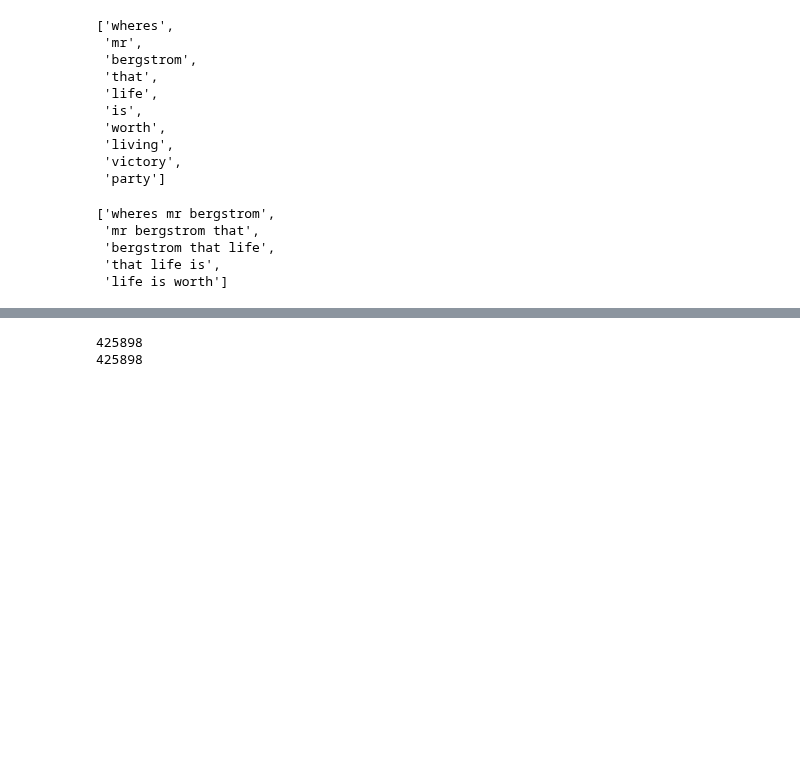
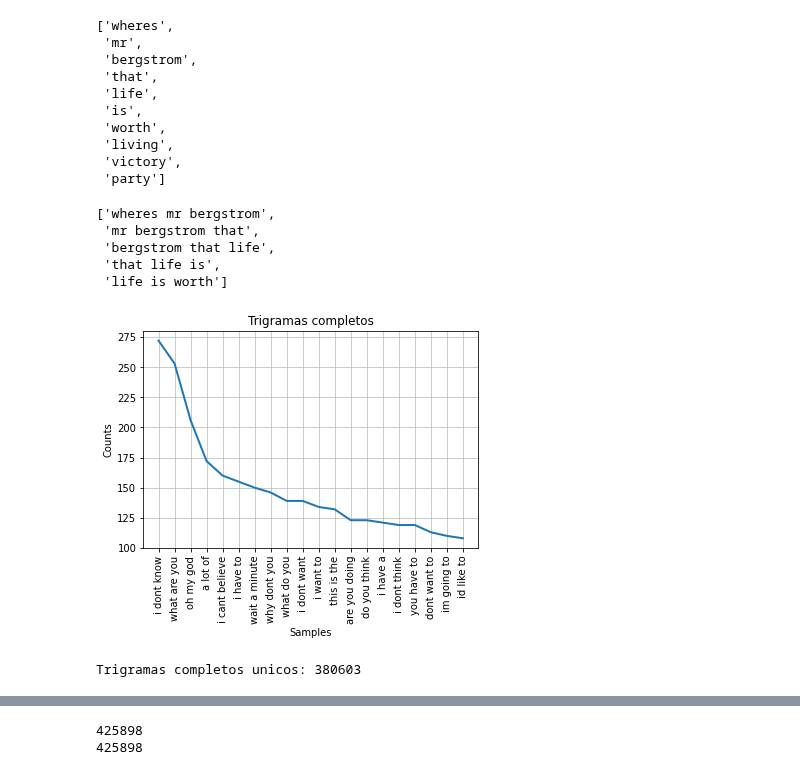
Before and after one commit to JuliethLopez/chatbot_simpsons, a Jupyter notebook: Modelo_de_Clasificacion_ngrams_validation.ipynb, the cells around one changed output, grey strips where cells are left out. Cells and saved outputs as stored; diff of their text form; code cells hidden in the pictures; blank space fills up the shorter version.

```diff
--- a/Modelo_de_Clasificacion_ngrams_validation.ipynb
+++ b/Modelo_de_Clasificacion_ngrams_validation.ipynb
@@ -189,4 +190,12 @@ trigrama[:5]
  'bergstrom that life',
  'that life is',
  'life is worth']
+# %%
+# Gráfica con los trigramas COMPLETOS
+freq = nltk.FreqDist(trigrama) #frecuencia de los tokens
+freq.plot(20, cumulative=False, title = "Trigramas completos")
+print("Trigramas completos unicos:", len(freq))
+# %% [output]
+[figure, added]
+Trigramas completos unicos: 380603
 # %%
```
Also changed, not shown: parts of 33 cells of this notebook.
